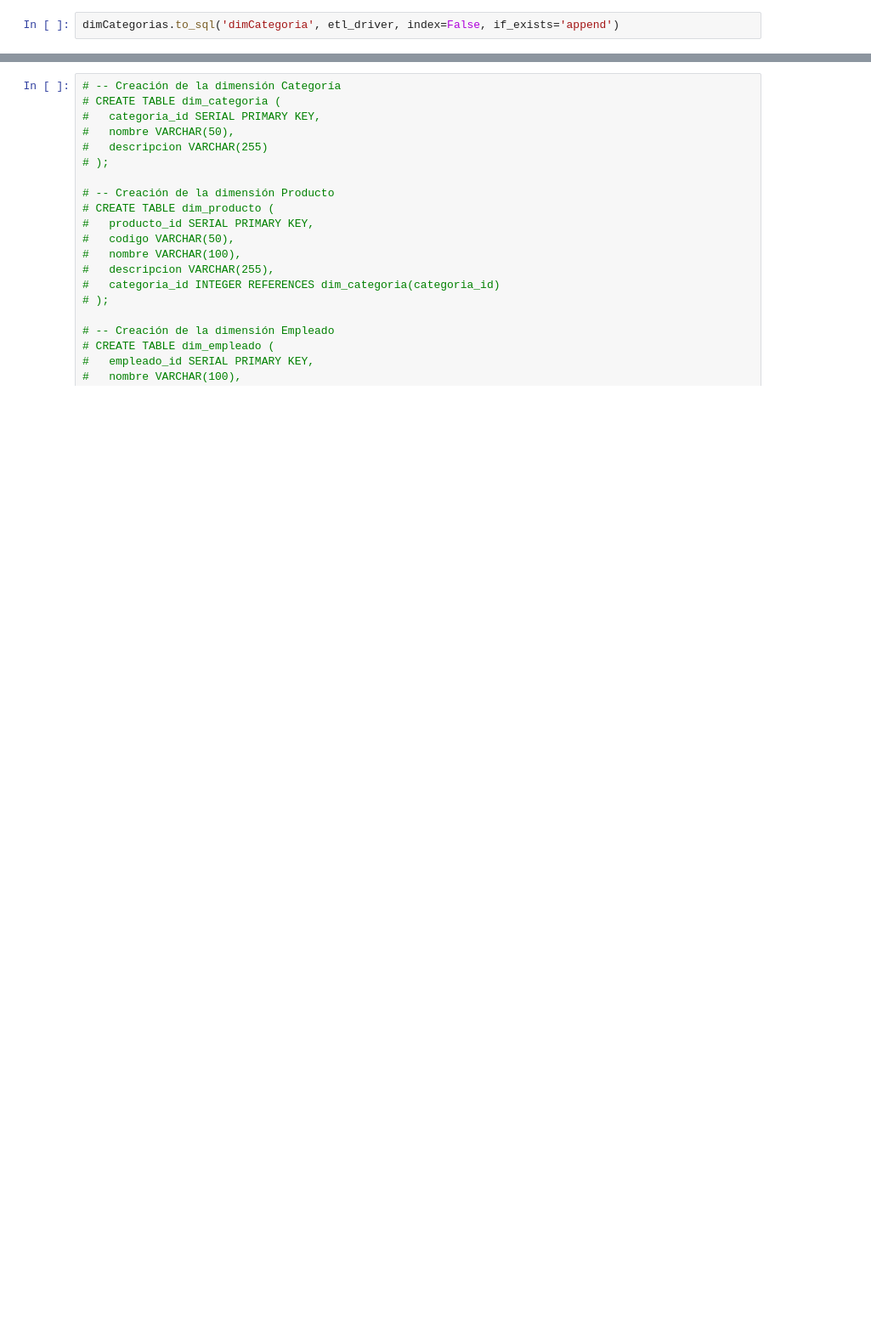
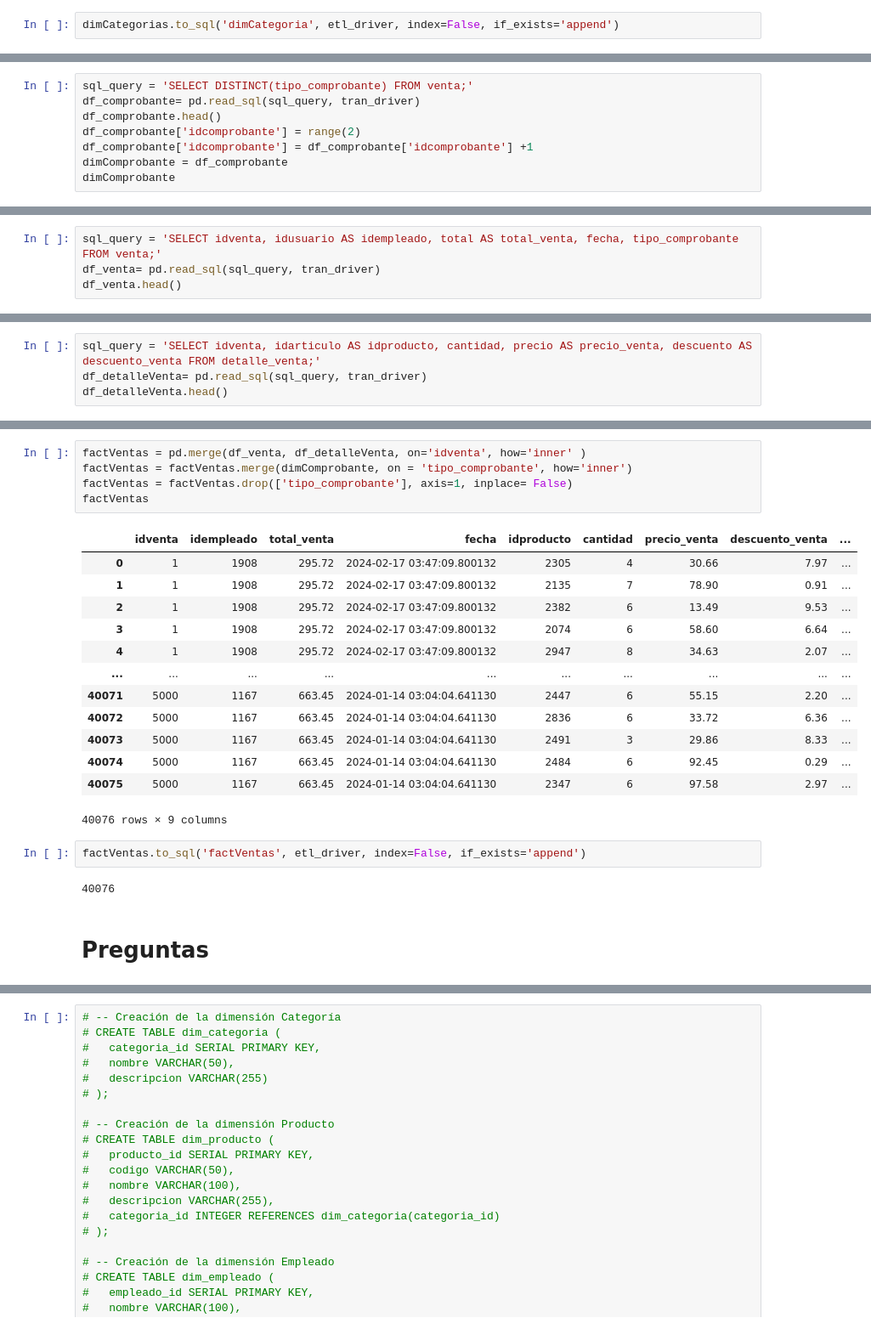
Before and after one commit to yosefmarr/python-final-project, a Jupyter notebook: etl.ipynb, the cells around one changed output, grey strips where cells are left out. Shown at 85% size. Drawn from its saved outputs; the diff is of its cells as text; blank space fills up the shorter version.

```diff
--- a/etl.ipynb
+++ b/etl.ipynb
@@ -166,0 +240,8 @@ dimProducto
+# %%
+sql_query = 'SELECT DISTINCT(tipo_comprobante) FROM venta;'
+df_comprobante= pd.read_sql(sql_query, tran_driver)
+df_comprobante.head()
+df_comprobante['idcomprobante'] = range(2)
+df_comprobante['idcomprobante'] = df_comprobante['idcomprobante'] +1
+dimComprobante = df_comprobante
+dimComprobante
@@ -166,0 +258,4 @@ dimProducto
+# %%
+sql_query = 'SELECT idventa, idusuario AS idempleado, total AS total_venta, fecha, tipo_comprobante FROM venta;'
+df_venta= pd.read_sql(sql_query, tran_driver)
+df_venta.head()
@@ -166,0 +269,4 @@ dimProducto
+# %%
+sql_query = 'SELECT idventa, idarticulo AS idproducto, cantidad, precio AS precio_venta, descuento AS descuento_venta FROM detalle_venta;'
+df_detalleVenta= pd.read_sql(sql_query, tran_driver)
+df_detalleVenta.head()
@@ -166,0 +280,25 @@ dimProducto
+# %%
+factVentas = pd.merge(df_venta, df_detalleVenta, on='idventa', how='inner' )
+factVentas = factVentas.merge(dimComprobante, on = 'tipo_comprobante', how='inner')
+factVentas = factVentas.drop(['tipo_comprobante'], axis=1, inplace= False)
+factVentas
+# %% [output]
+|  | idventa | idempleado | total_venta | fecha | idproducto | cantidad | precio_venta | descuento_venta | ... |
+| 0 | 1 | 1908 | 295.72 | 2024-02-17 03:47:09.800132 | 2305 | 4 | 30.66 | 7.97 | ... |
+| 1 | 1 | 1908 | 295.72 | 2024-02-17 03:47:09.800132 | 2135 | 7 | 78.90 | 0.91 | ... |
+| 2 | 1 | 1908 | 295.72 | 2024-02-17 03:47:09.800132 | 2382 | 6 | 13.49 | 9.53 | ... |
+| 3 | 1 | 1908 | 295.72 | 2024-02-17 03:47:09.800132 | 2074 | 6 | 58.60 | 6.64 | ... |
+| 4 | 1 | 1908 | 295.72 | 2024-02-17 03:47:09.800132 | 2947 | 8 | 34.63 | 2.07 | ... |
+| ... | ... | ... | ... | ... | ... | ... | ... | ... | ... |
+| 40071 | 5000 | 1167 | 663.45 | 2024-01-14 03:04:04.641130 | 2447 | 6 | 55.15 | 2.20 | ... |
+| 40072 | 5000 | 1167 | 663.45 | 2024-01-14 03:04:04.641130 | 2836 | 6 | 33.72 | 6.36 | ... |
+| 40073 | 5000 | 1167 | 663.45 | 2024-01-14 03:04:04.641130 | 2491 | 3 | 29.86 | 8.33 | ... |
+| 40074 | 5000 | 1167 | 663.45 | 2024-01-14 03:04:04.641130 | 2484 | 6 | 92.45 | 0.29 | ... |
+| 40075 | 5000 | 1167 | 663.45 | 2024-01-14 03:04:04.641130 | 2347 | 6 | 97.58 | 2.97 | ... |
+40076 rows × 9 columns
+# %%
+factVentas.to_sql('factVentas', etl_driver, index=False, if_exists='append')
+# %% [output]
+40076
+# %% [markdown]
+# Preguntas
```
Also changed, not shown: parts of 17 cells of this notebook.
